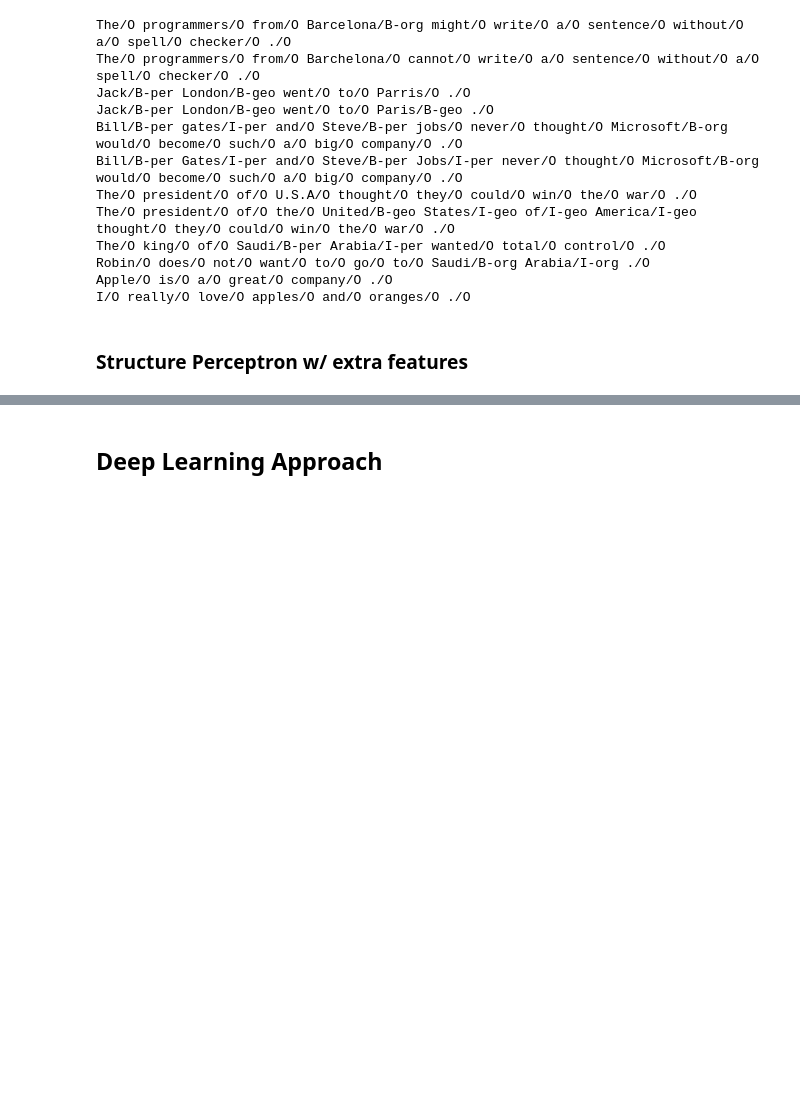
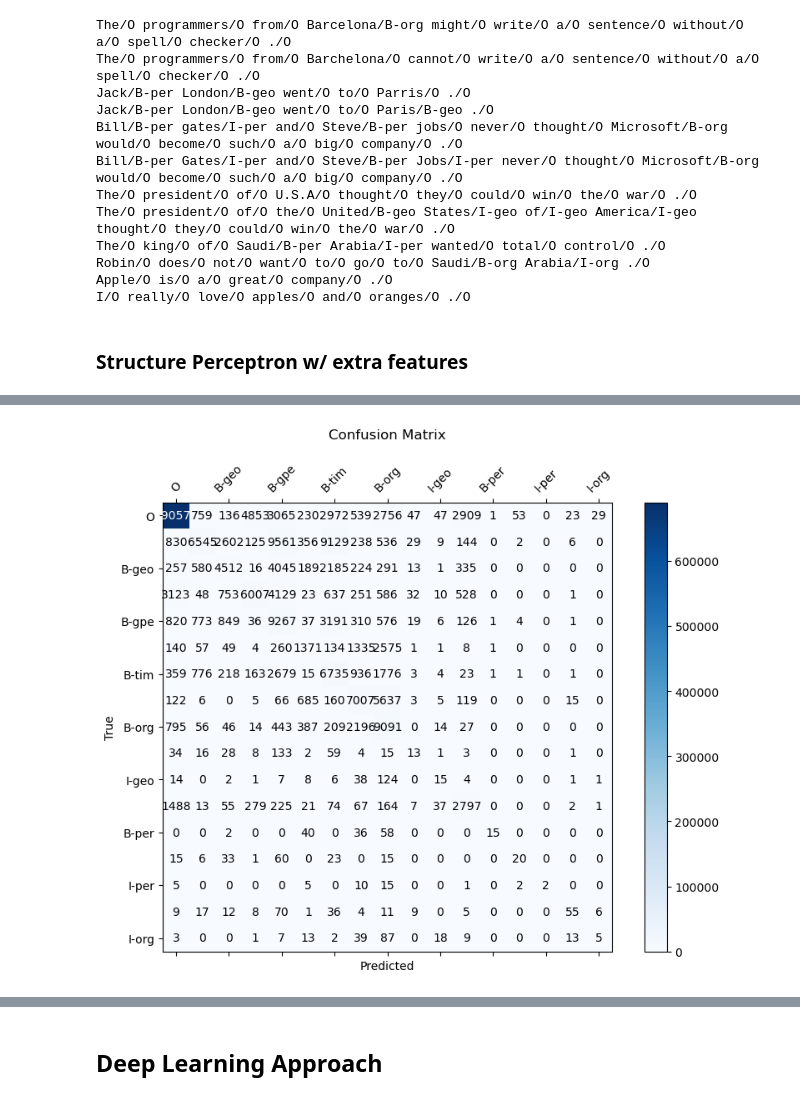
Before and after one commit to 45truc/NER_task, a Jupyter notebook: reproduce_results.ipynb, the cells around one changed output, grey strips where cells are left out. Drawn from its saved outputs; the diff is of its cells as text; code cells hidden in the pictures; blank space fills up the shorter version.

```diff
--- a/reproduce_results.ipynb
+++ b/reproduce_results.ipynb
@@ -109,3 +140,12 @@ pred_tiny_test  = sp.viterbi_decode_corpus(tiny_test_seq)
+# %%
+'''
+acc, f1 = Evaluate_metrics(test_seq.seq_list, pred_test, corpus)
+test_metrics['Accuracy'].append(acc)
+test_metrics['F1'].append(f1)
+names.append('SP-extra')
+'''
+# %% [output]
+[figure, added]
 # %%
 acc, f1 = Evaluate_metrics(tiny_test_seq.seq_list, pred_tiny_test, corpus)
 tiny_test_metrics['Accuracy'].append(acc)
```
Also changed, not shown: parts of 12 cells of this notebook.
